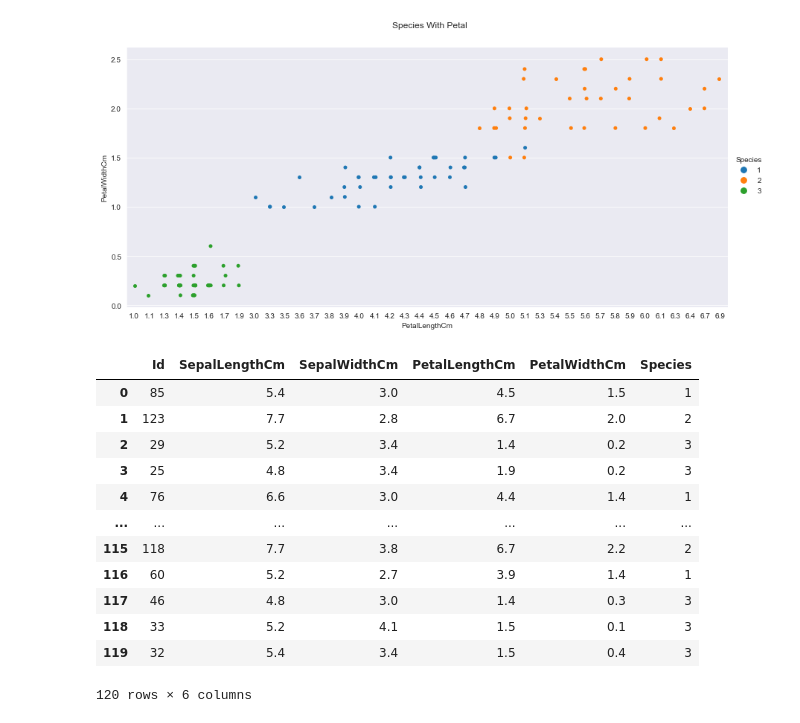
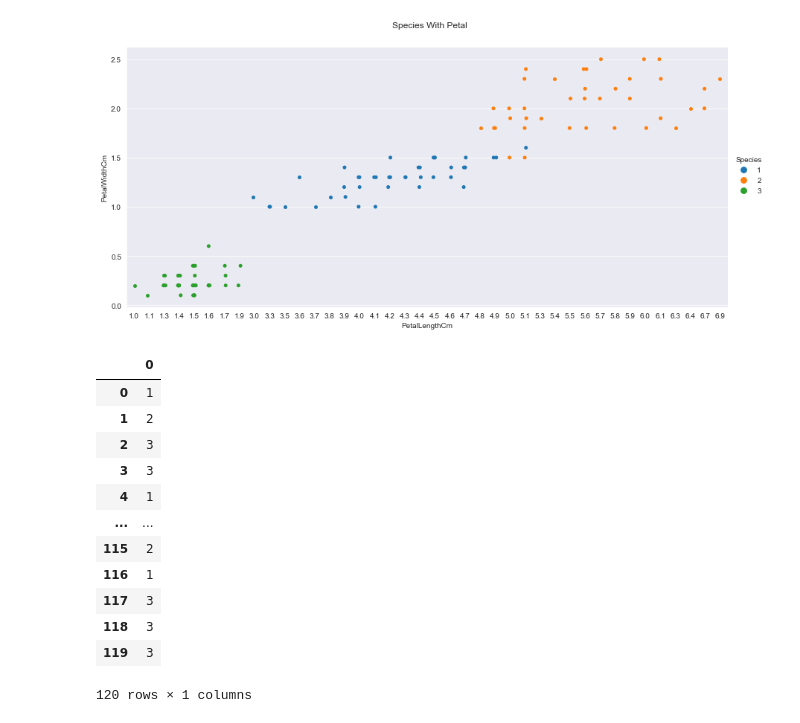
Before and after one commit to pouriaSameti/ML-Projects, a Jupyter notebook: Q2-Iris/code/Iris_Prediction/Iris_KNN.ipynb, the cells around one changed output. Drawn from its saved outputs; the diff is of its cells as text; code cells hidden in the pictures.

Commit message:
Iris -> KNN Implementation.

```diff
--- a/Q2-Iris/code/Iris_Prediction/Iris_KNN.ipynb
+++ b/Q2-Iris/code/Iris_Prediction/Iris_KNN.ipynb
@@ -57,19 +57,56 @@ y_train = train_set['Species']
 
 x_test = test_set.drop(columns=['Id', 'Species'])
 y_test = test_set['Species']
-# %%
-train_set
-# %% [output]
-|  | Id | SepalLengthCm | SepalWidthCm | PetalLengthCm | PetalWidthCm | Species |
-| 0 | 85 | 5.4 | 3.0 | 4.5 | 1.5 | 1 |
-| 1 | 123 | 7.7 | 2.8 | 6.7 | 2.0 | 2 |
-| 2 | 29 | 5.2 | 3.4 | 1.4 | 0.2 | 3 |
-| 3 | 25 | 4.8 | 3.4 | 1.9 | 0.2 | 3 |
-| 4 | 76 | 6.6 | 3.0 | 4.4 | 1.4 | 1 |
-| ... | ... | ... | ... | ... | ... | ... |
-| 115 | 118 | 7.7 | 3.8 | 6.7 | 2.2 | 2 |
-| 116 | 60 | 5.2 | 2.7 | 3.9 | 1.4 | 1 |
-| 117 | 46 | 4.8 | 3.0 | 1.4 | 0.3 | 3 |
-| 118 | 33 | 5.2 | 4.1 | 1.5 | 0.1 | 3 |
-| 119 | 32 | 5.4 | 3.4 | 1.5 | 0.4 | 3 |
-120 rows × 6 columns
+# %%
+# KNN Implementation
+from collections import Counter
+
+class KNN:
+    def __init__(self):
+        self.k = None
+        self.x_train = None
+        self.y_train = None
+
+    def fit(self, x, y, k_neighbor=2):
+        self.x_train = x.to_numpy()
+        self.y_train = y.to_numpy()
+        self.k = k_neighbor
+
+    def predict(self, x_input:pd.DataFrame):
+        x_input = x_input.to_numpy()
+        predictions = [self._predict(x) for x in x_input]
+        return pd.DataFrame(predictions)
+
+    def _predict(self, x):
+        # compute the distance
+        distances = [self.euclidean_distance(x, x_train_set) for x_train_set in self.x_train]
+
+        # get the closest k
+        k_indices = np.argsort(distances)[:self.k]
+        k_nearest_labels = [self.y_train[i] for i in k_indices]
+
+        # majority voting
+        most_common = Counter(k_nearest_labels).most_common()
+        return most_common[0][0]
+
+    @classmethod
+    def euclidean_distance(cls, x, y):
+        return np.sqrt(np.power(np.sum(x-y), 2))
+# %%
+knn = KNN()
+knn.fit(x_train, y_train)
+knn.predict(x_train)
+# %% [output]
+|  | 0 |
+| 0 | 1 |
+| 1 | 2 |
+| 2 | 3 |
+| 3 | 3 |
+| 4 | 1 |
+| ... | ... |
+| 115 | 2 |
+| 116 | 1 |
+| 117 | 3 |
+| 118 | 3 |
+| 119 | 3 |
+120 rows × 1 columns
```
